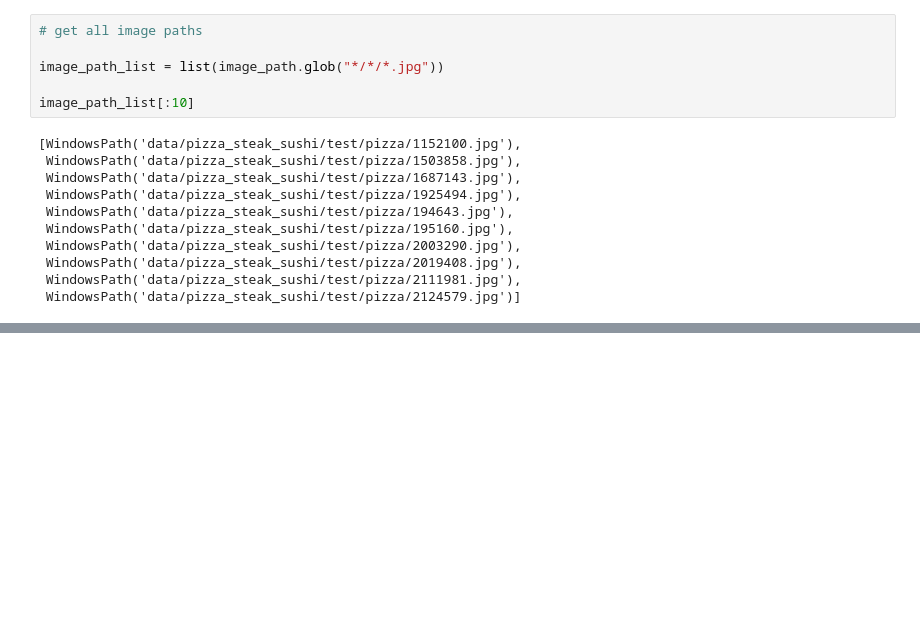
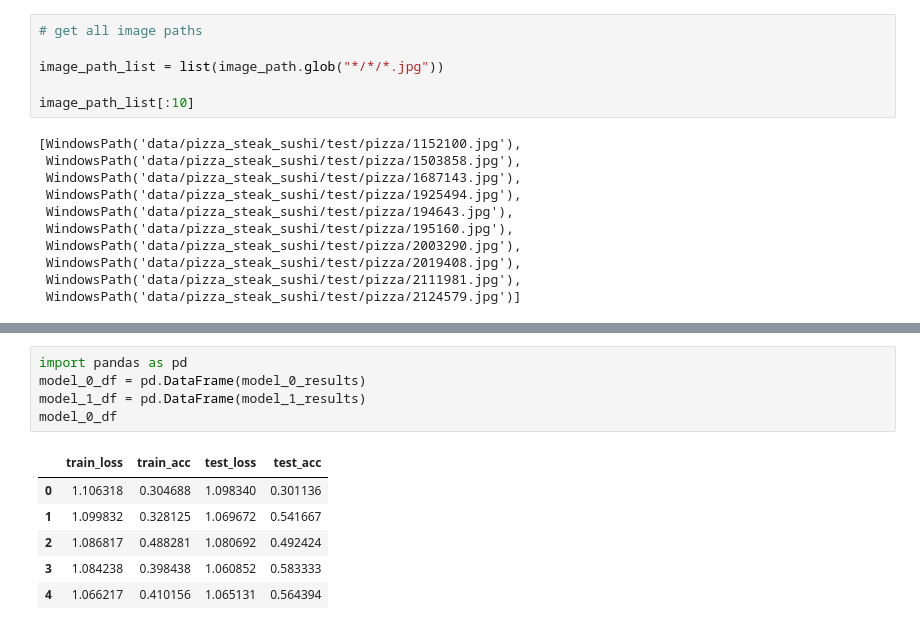
Before and after one commit to Finix-07/pytorch_practice, a Jupyter notebook: custom_dataset.ipynb, the cells around one changed output, grey strips where cells are left out. Saved outputs shown, nothing was run; the diff lists cells and outputs as text; blank space fills up the shorter version.

```diff
--- a/custom_dataset.ipynb
+++ b/custom_dataset.ipynb
@@ -708,0 +1380,12 @@ plot_tranformed_images(image_path_list, transform= train_transform, n = 3 , seed
+# %%
+import pandas as pd
+model_0_df = pd.DataFrame(model_0_results)
+model_1_df = pd.DataFrame(model_1_results)
+model_0_df
+# %% [output]
+|  | train_loss | train_acc | test_loss | test_acc |
+| 0 | 1.106318 | 0.304688 | 1.098340 | 0.301136 |
+| 1 | 1.099832 | 0.328125 | 1.069672 | 0.541667 |
+| 2 | 1.086817 | 0.488281 | 1.080692 | 0.492424 |
+| 3 | 1.084238 | 0.398438 | 1.060852 | 0.583333 |
+| 4 | 1.066217 | 0.410156 | 1.065131 | 0.564394 |
```
Also changed, not shown: parts of 48 cells of this notebook.
